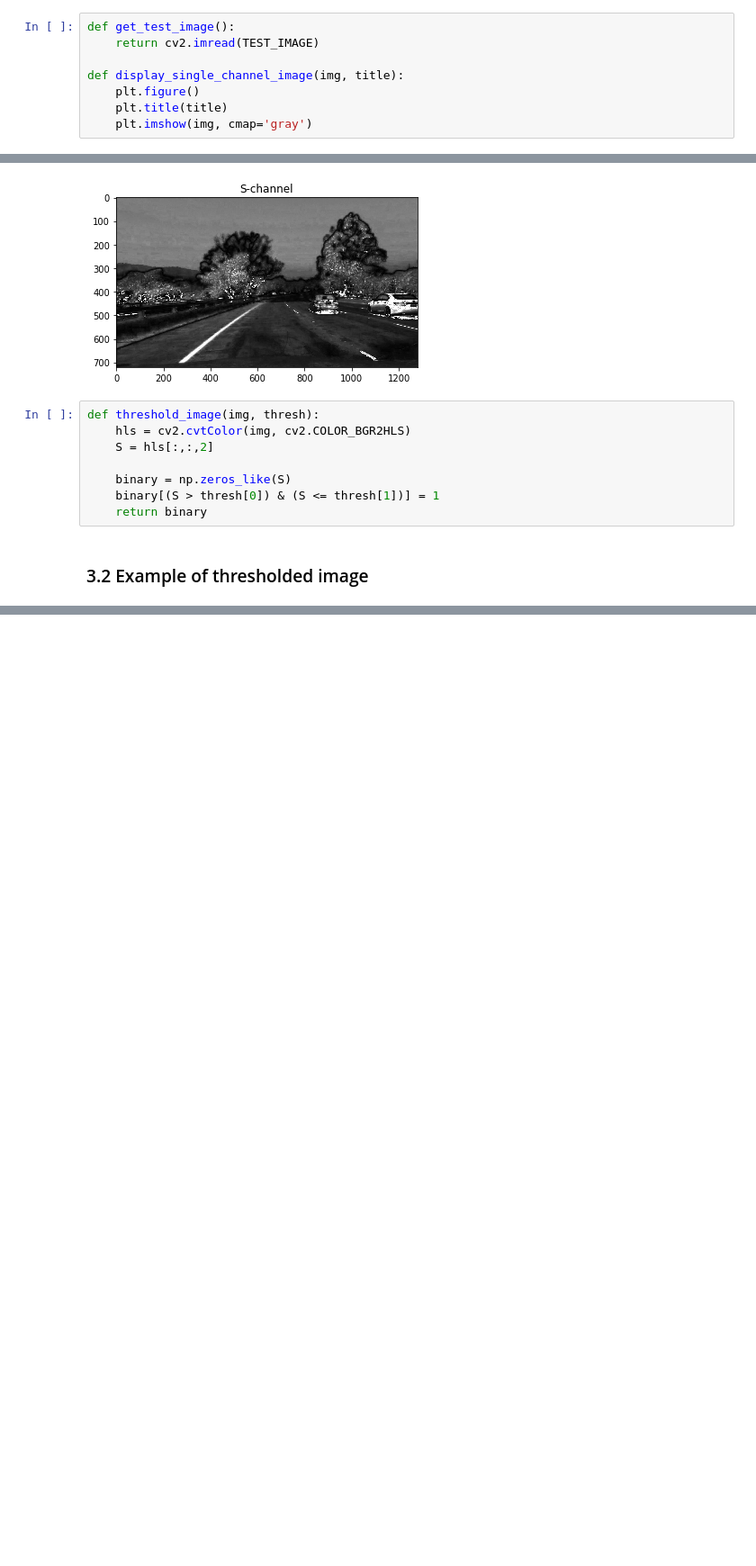
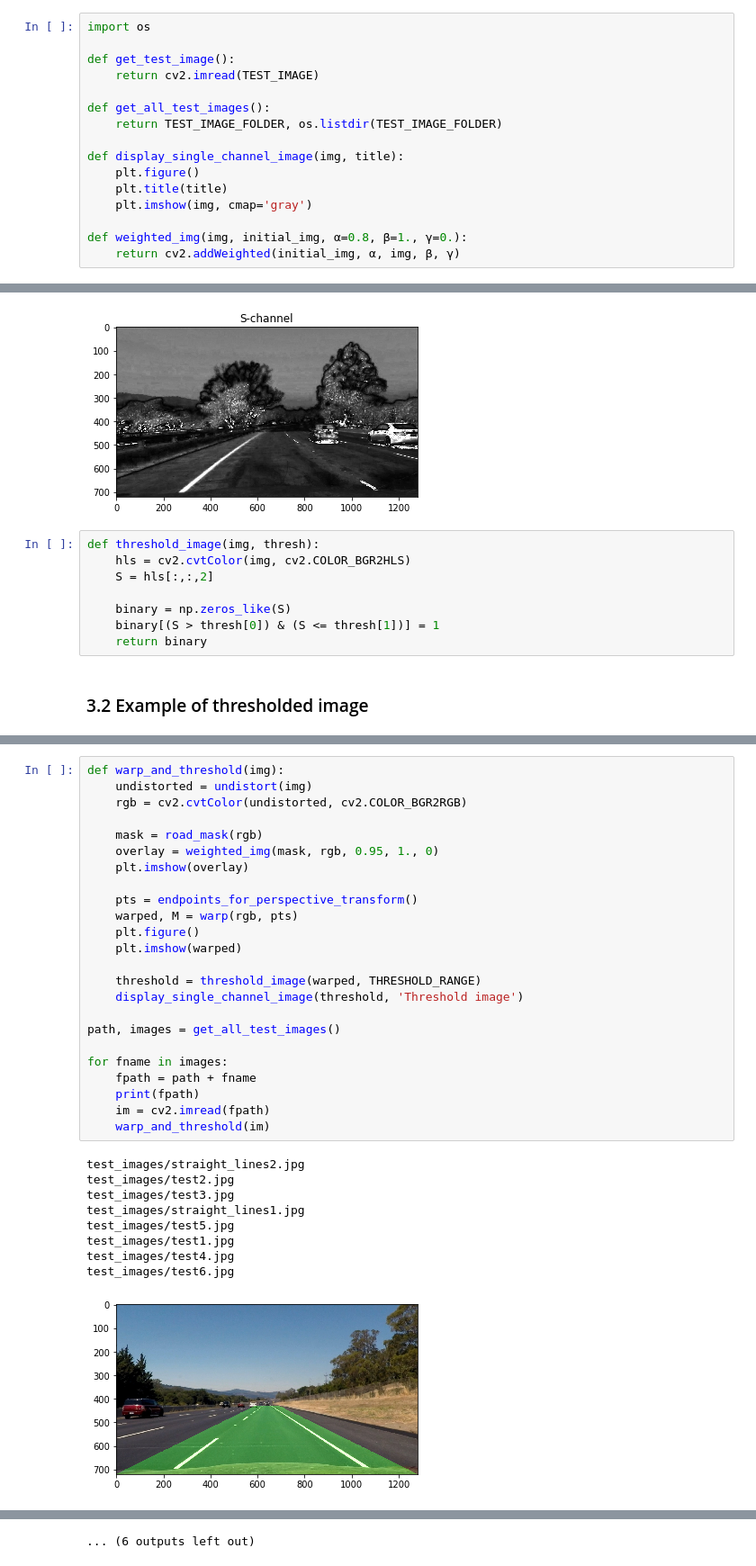
Before and after one commit to udacity/CarND-Advanced-Lane-Lines, a Jupyter notebook: Advanced_Lane_Lines.ipynb, the cells around one changed output, grey strips where cells are left out. Shown at 90% size. Cells and saved outputs as stored; diff of their text form; blank space fills up the shorter version.

```diff
--- a/Advanced_Lane_Lines.ipynb
+++ b/Advanced_Lane_Lines.ipynb
@@ -22,13 +22,21 @@ THRESHOLD_RANGE = (140, 255)
 # %% [markdown]
 ## Utilities
 # %%
+import os
+
 def get_test_image():
     return cv2.imread(TEST_IMAGE)
+
+def get_all_test_images():
+    return TEST_IMAGE_FOLDER, os.listdir(TEST_IMAGE_FOLDER)
 
 def display_single_channel_image(img, title):
     plt.figure()
     plt.title(title)
     plt.imshow(img, cmap='gray')
+
+def weighted_img(img, initial_img, α=0.8, β=1., γ=0.):
+    return cv2.addWeighted(initial_img, α, img, β, γ)
 # %% [markdown]
 ## 1. Compute the camera calibration matrix and distortion coefficients given a set of chessboard images.
 # %% [markdown]
@@ -157,0 +194,34 @@ display_single_channel_image(threshold, 'Threshold image')
+# %%
+def warp_and_threshold(img):
+    undistorted = undistort(img)
+    rgb = cv2.cvtColor(undistorted, cv2.COLOR_BGR2RGB)
+
+    mask = road_mask(rgb)
+    overlay = weighted_img(mask, rgb, 0.95, 1., 0)
+    plt.imshow(overlay)
+
+    pts = endpoints_for_perspective_transform()
+    warped, M = warp(rgb, pts)
+    plt.figure()
+    plt.imshow(warped)
+
+    threshold = threshold_image(warped, THRESHOLD_RANGE)
+    display_single_channel_image(threshold, 'Threshold image')
+
+path, images = get_all_test_images()
+
+for fname in images:
+    fpath = path + fname
+    print(fpath)
+    im = cv2.imread(fpath)
+    warp_and_threshold(im)
+# %% [output]
+test_images/straight_lines2.jpg
+test_images/test2.jpg
+test_images/test3.jpg
+test_images/straight_lines1.jpg
+test_images/test5.jpg
+test_images/test1.jpg
+test_images/test4.jpg
+test_images/test6.jpg
+[figure, added]
@@ -157,0 +238 @@ display_single_channel_image(threshold, 'Threshold image')
+... (6 outputs left out)
```
Also changed, not shown: parts of 6 cells of this notebook.
